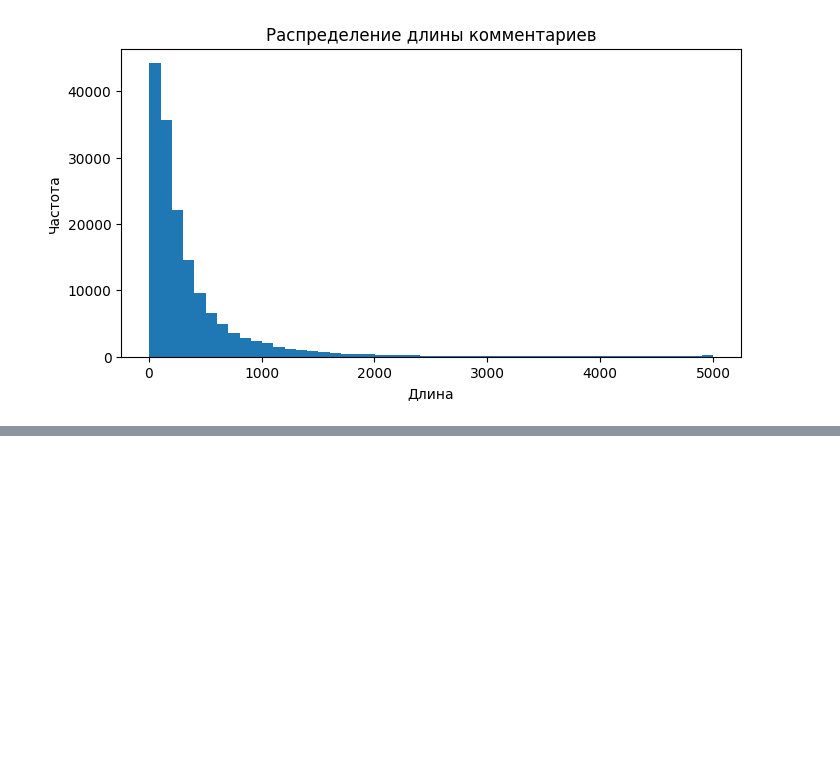
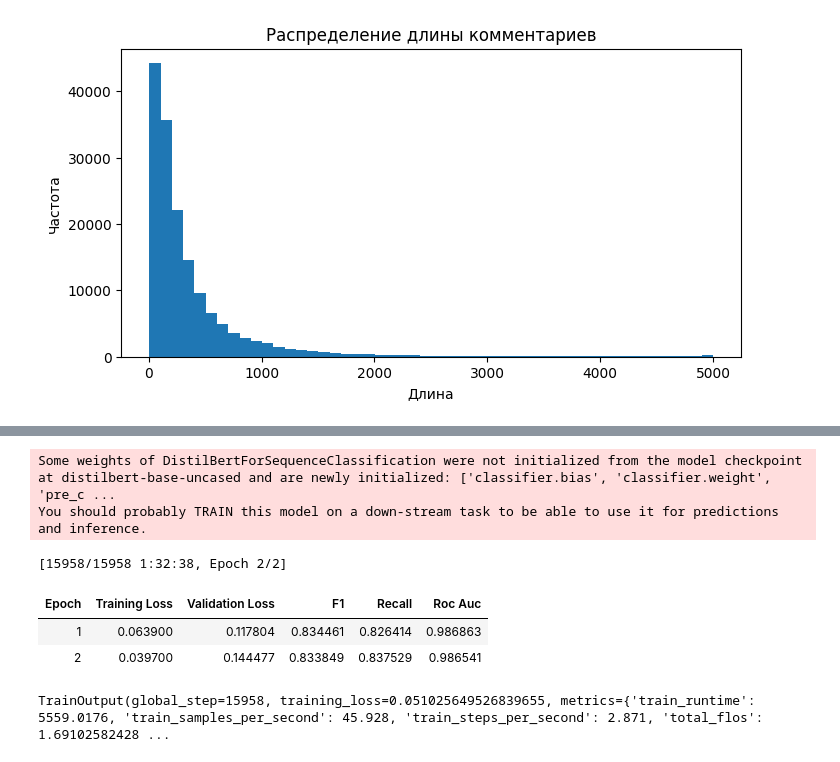
Before and after one commit to MikhaylovVladimir/toxic-comments-detector, a Jupyter notebook: notebooks/EDA_Toxic_coment.ipynb, the cells around one changed output, grey strips where cells are left out. Cells and saved outputs as stored; diff of their text form; code cells hidden in the pictures; blank space fills up the shorter version.

```diff
--- a/notebooks/EDA_Toxic_coment.ipynb
+++ b/notebooks/EDA_Toxic_coment.ipynb
@@ -74,0 +205,5 @@ print(df[df[class_cols].sum(axis=1) == 0]['comment_text'].sample(3).values)
+# %%
+from transformers import AutoTokenizer
+
+model_name = "distilbert-base-uncased"
+tokenizer = AutoTokenizer.from_pretrained(model_name)
@@ -74,0 +242,57 @@ print(df[df[class_cols].sum(axis=1) == 0]['comment_text'].sample(3).values)
+# %%
+from transformers import AutoModelForSequenceClassification
+
+model = AutoModelForSequenceClassification.from_pretrained(
+    model_name,
+    num_labels=2
+)
+# %% [output]
+Some weights of DistilBertForSequenceClassification were not initialized from the model checkpoint at distilbert-base-uncased and are newly initialized: ['classifier.bias', 'classifier.weight', 'pre_c ...
+You should probably TRAIN this model on a down-stream task to be able to use it for predictions and inference.
+# %%
+import numpy as np
+from sklearn.metrics import f1_score, recall_score, roc_auc_score
+from scipy.special import softmax
+
+def compute_metrics(eval_pred):
+    logits, labels = eval_pred
+    probs = softmax(logits, axis=1)[:, 1]
+    preds = logits.argmax(axis=1)
+
+    return {
+        "f1": f1_score(labels, preds),
+        "recall": recall_score(labels, preds),
+        "roc_auc": roc_auc_score(labels, probs)
+    }
+# %%
+from transformers import TrainingArguments, Trainer
+
+training_args = TrainingArguments(
+    output_dir="./distilbert",
+    eval_strategy="epoch",
+    save_strategy="epoch",
+    learning_rate=2e-5,
+    per_device_train_batch_size=16,
+    per_device_eval_batch_size=16,
+    num_train_epochs=2,
+    weight_decay=0.01,
+    logging_steps=100,
+    load_best_model_at_end=True,
+    metric_for_best_model="recall"
+)
+
+trainer = Trainer(
+    model=model,
+    args=training_args,
+    train_dataset=train_ds,
+    eval_dataset=val_ds,
+    compute_metrics=compute_metrics,
+)
+
+trainer.train()
+# %% [output]
+[15958/15958 1:32:38, Epoch 2/2]
+| Epoch | Training Loss | Validation Loss | F1 | Recall | Roc Auc |
+| 1 | 0.063900 | 0.117804 | 0.834461 | 0.826414 | 0.986863 |
+| 2 | 0.039700 | 0.144477 | 0.833849 | 0.837529 | 0.986541 |
+TrainOutput(global_step=15958, training_loss=0.051025649526839655, metrics={'train_runtime': 5559.0176, 'train_samples_per_second': 45.928, 'train_steps_per_second': 2.871, 'total_flos': 1.69102582428 ...
```
Also changed, not shown: parts of 12 cells of this notebook.
